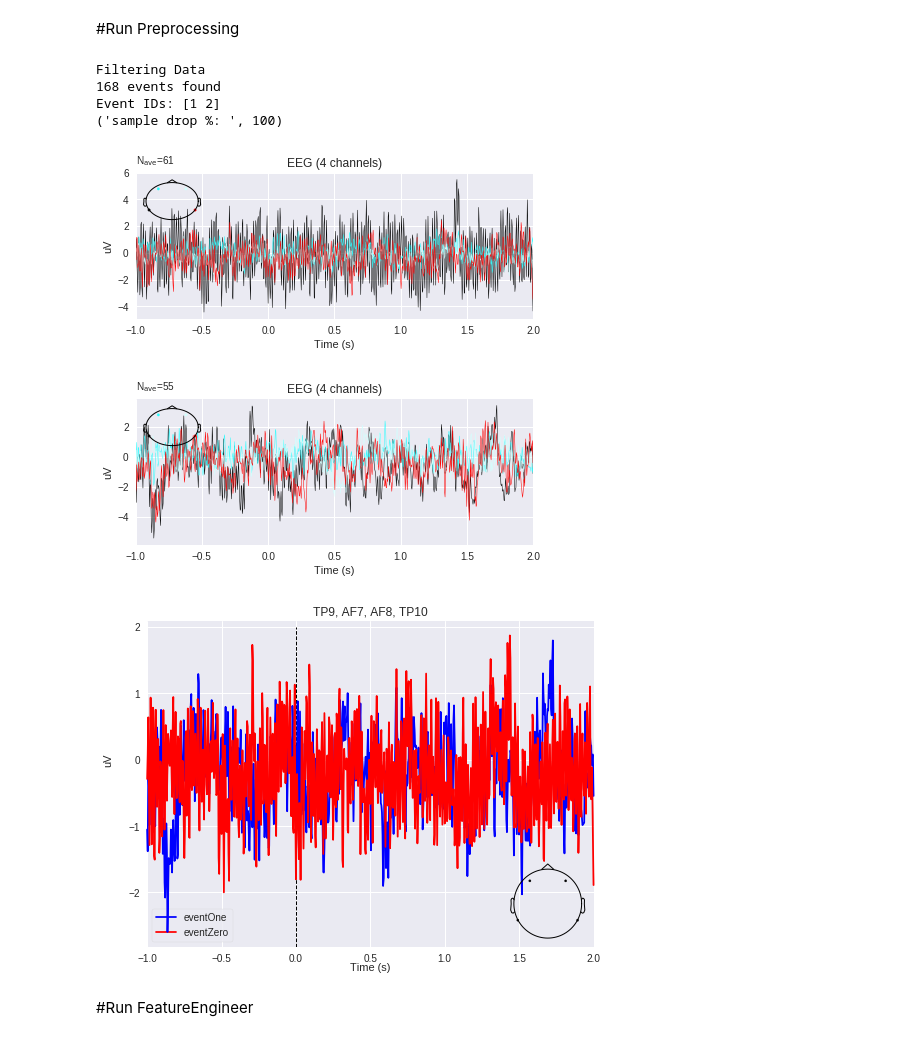
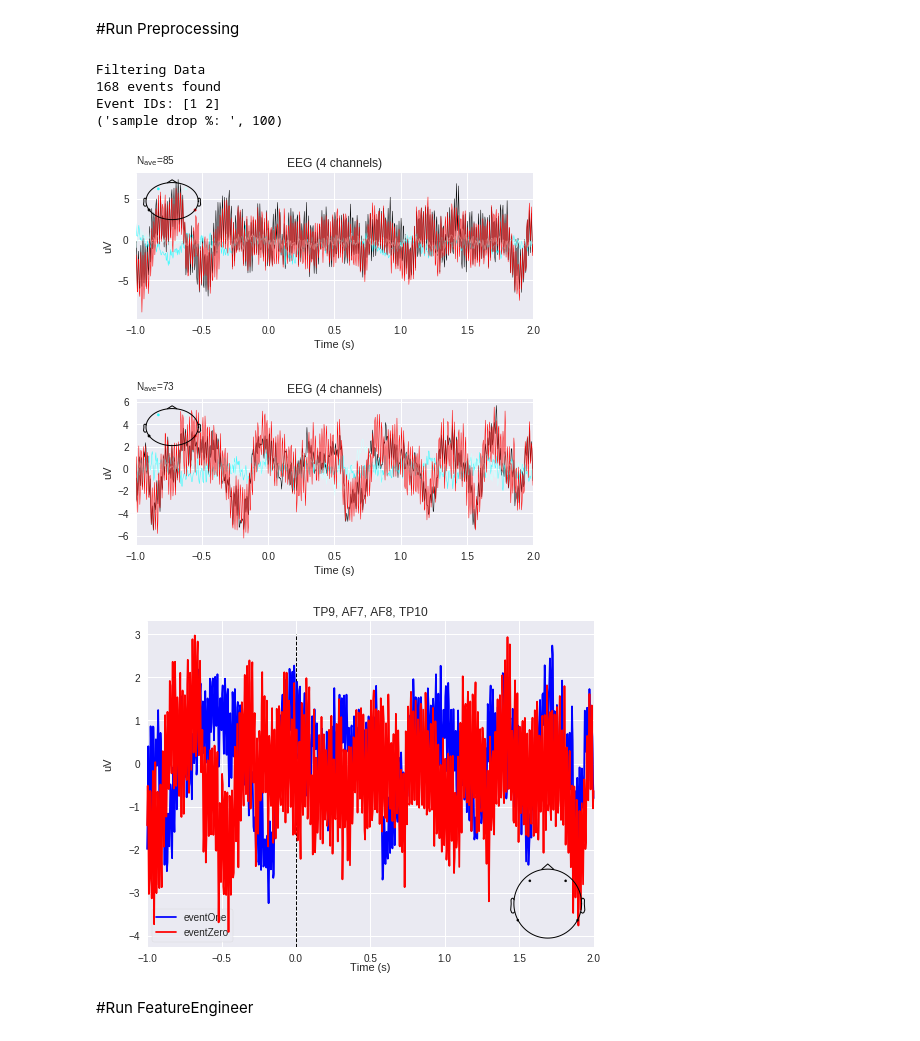
Before and after one commit to kylemath/DeepEEG, a Jupyter notebook: notebooks/DeepEEG.ipynb, the cells around one changed output. Saved outputs shown, nothing was run; the diff lists cells and outputs as text; code cells hidden in the pictures.

```diff
--- a/notebooks/DeepEEG.ipynb
+++ b/notebooks/DeepEEG.ipynb
@@ -174,27 +167,27 @@ Ready.
 # %%
 from DeepEEG.tools import preprocess
 ##Preprocessing Settings
 event_id = {event_names[1]: event_nums[1], event_names[0]: event_nums[0]} #create dict
 
-epochs = preprocess(raw, event_id,
+epochs = preprocess(raw, event_id, rej_thresh_uV=500,
                     plot_psd=False,plot_events=False,plot_erp=True)
 
 
 #plot_psd=False, filter_data=True,
 #eeg_filter_highpass=1, plot_events=False, epoch_time=(-.1,.8),
 #baseline=(-.1,0), rej_thresh_uV=150,
 #epoch_decim=1, plot_electrodes=True,
 #plot_erp=True
 
 #keep epoch_decim=1 if using frequency_domain
 # %% [output]
 Filtering Data
 168 events found
 Event IDs: [1 2]
 ('sample drop %: ', 100)
-[figure, old version]
+[figure, new version]
-[figure, old version]
+[figure, new version]
-[figure, old version]
+[figure, new version]
 # %% [markdown]
 #Run FeatureEngineer
 # %%
```
Also changed, not shown: parts of 6 cells of this notebook.
